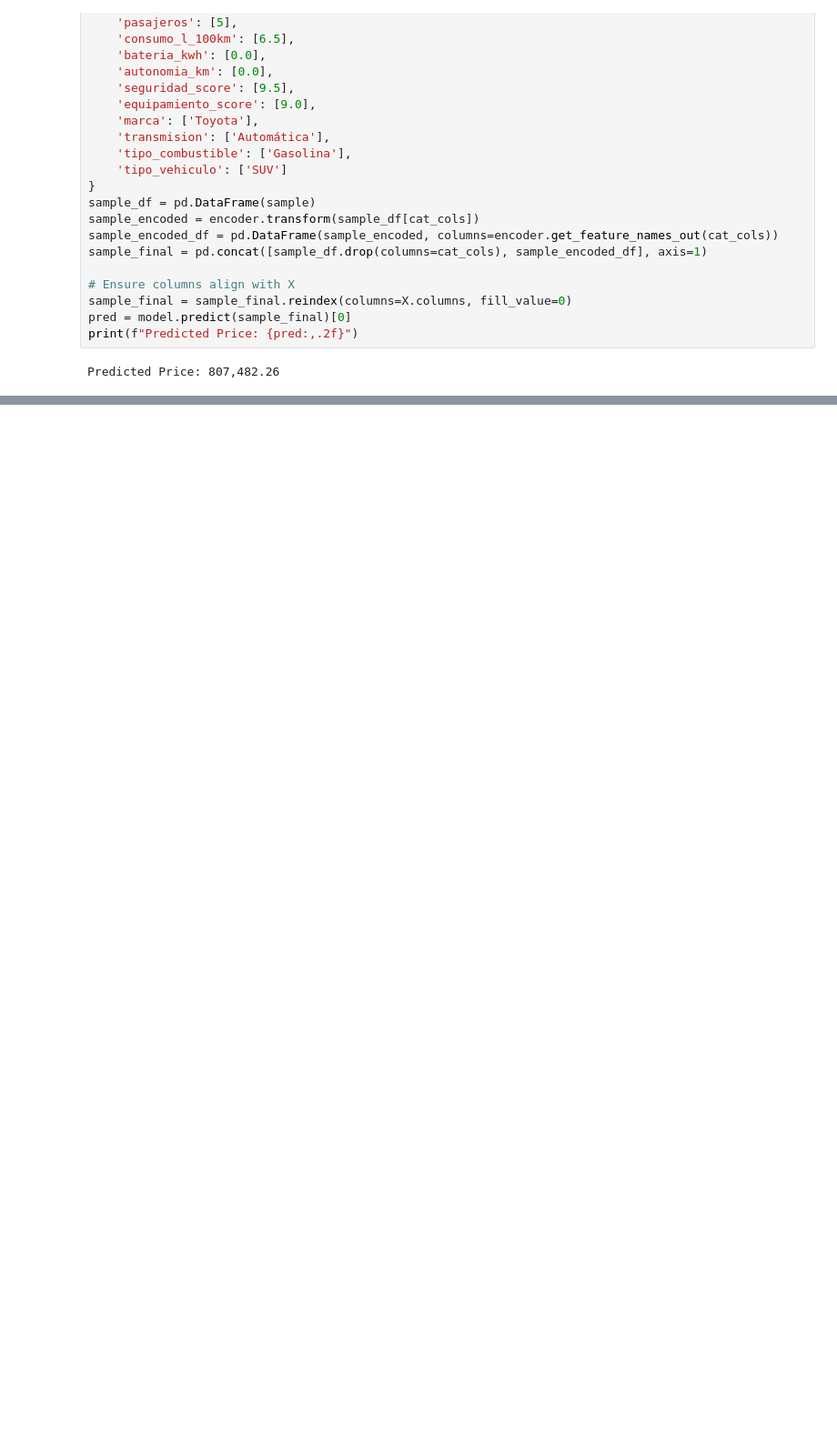
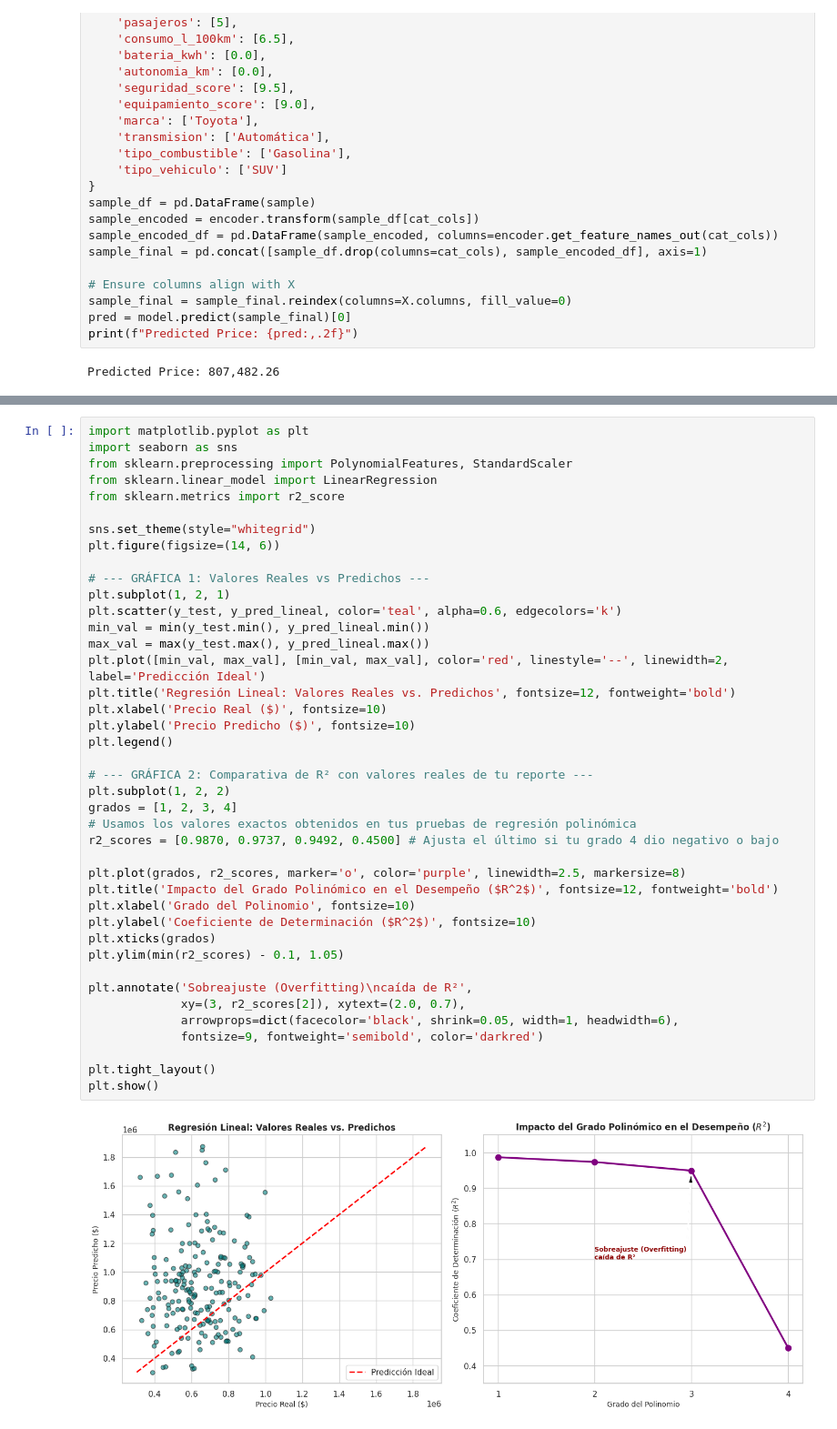
Before and after one commit to Davemtz192/devops-aws-fase1, a Jupyter notebook: Act_2_Algoritmos.ipynb, the cells around one changed output, grey strips where cells are left out. Shown at 91% size. Cells and saved outputs as stored; diff of their text form; blank space fills up the shorter version.

```diff
--- a/Act_2_Algoritmos.ipynb
+++ b/Act_2_Algoritmos.ipynb
@@ -349,0 +404,43 @@ Predicted Price: 807,482.26
+# %%
+import matplotlib.pyplot as plt
+import seaborn as sns
+from sklearn.preprocessing import PolynomialFeatures, StandardScaler
+from sklearn.linear_model import LinearRegression
+from sklearn.metrics import r2_score
+
+sns.set_theme(style="whitegrid")
+plt.figure(figsize=(14, 6))
+
+# --- GRÁFICA 1: Valores Reales vs Predichos ---
+plt.subplot(1, 2, 1)
+plt.scatter(y_test, y_pred_lineal, color='teal', alpha=0.6, edgecolors='k')
+min_val = min(y_test.min(), y_pred_lineal.min())
+max_val = max(y_test.max(), y_pred_lineal.max())
+plt.plot([min_val, max_val], [min_val, max_val], color='red', linestyle='--', linewidth=2, label='Predicción Ideal')
+plt.title('Regresión Lineal: Valores Reales vs. Predichos', fontsize=12, fontweight='bold')
+plt.xlabel('Precio Real ($)', fontsize=10)
+plt.ylabel('Precio Predicho ($)', fontsize=10)
+plt.legend()
+
+# --- GRÁFICA 2: Comparativa de R² con valores reales de tu reporte ---
+plt.subplot(1, 2, 2)
+grados = [1, 2, 3, 4]
+# Usamos los valores exactos obtenidos en tus pruebas de regresión polinómica
+r2_scores = [0.9870, 0.9737, 0.9492, 0.4500] # Ajusta el último si tu grado 4 dio negativo o bajo
+
+plt.plot(grados, r2_scores, marker='o', color='purple', linewidth=2.5, markersize=8)
+plt.title('Impacto del Grado Polinómico en el Desempeño ($R^2$)', fontsize=12, fontweight='bold')
+plt.xlabel('Grado del Polinomio', fontsize=10)
+plt.ylabel('Coeficiente de Determinación ($R^2$)', fontsize=10)
+plt.xticks(grados)
+plt.ylim(min(r2_scores) - 0.1, 1.05)
+
+plt.annotate('Sobreajuste (Overfitting)\ncaída de R²',
+             xy=(3, r2_scores[2]), xytext=(2.0, 0.7),
+             arrowprops=dict(facecolor='black', shrink=0.05, width=1, headwidth=6),
+             fontsize=9, fontweight='semibold', color='darkred')
+
+plt.tight_layout()
+plt.show()
+# %% [output]
+[figure, added]
```
Also changed, not shown: parts of 1 cell of this notebook.
